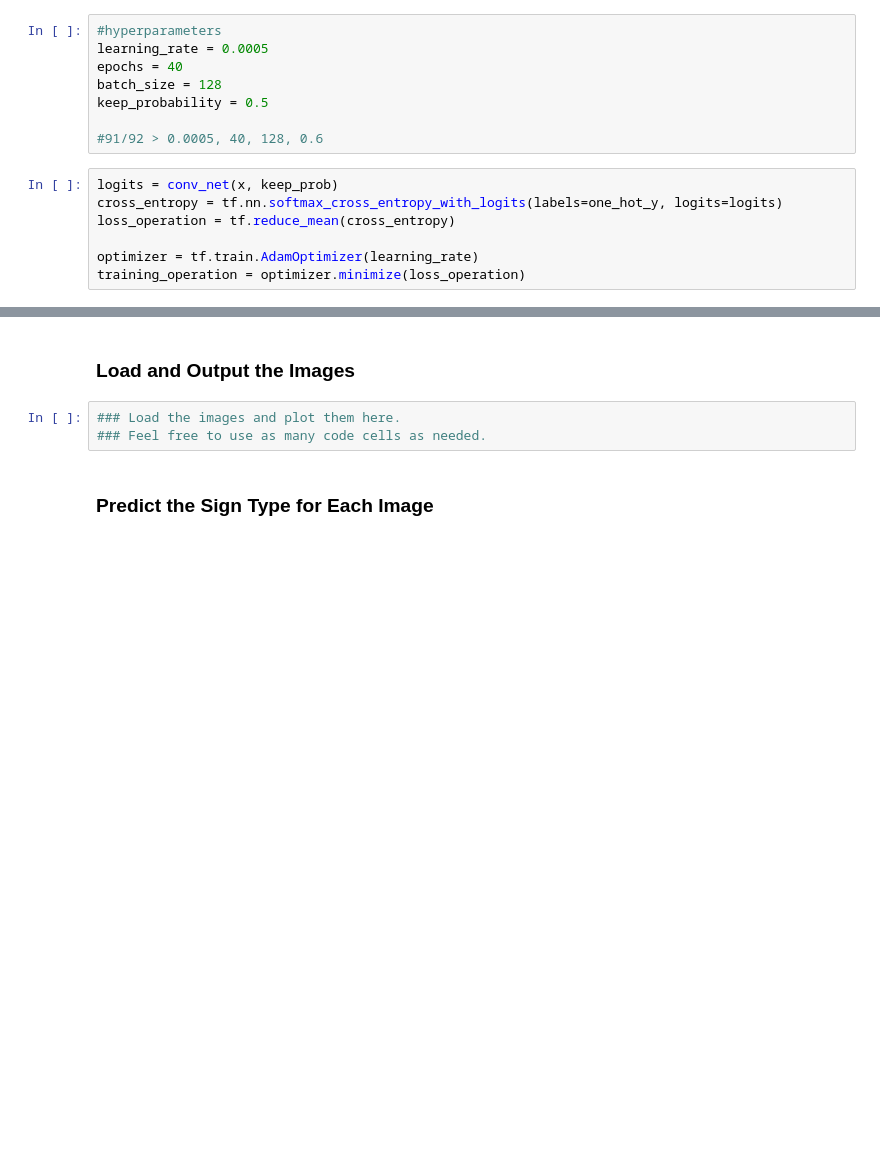
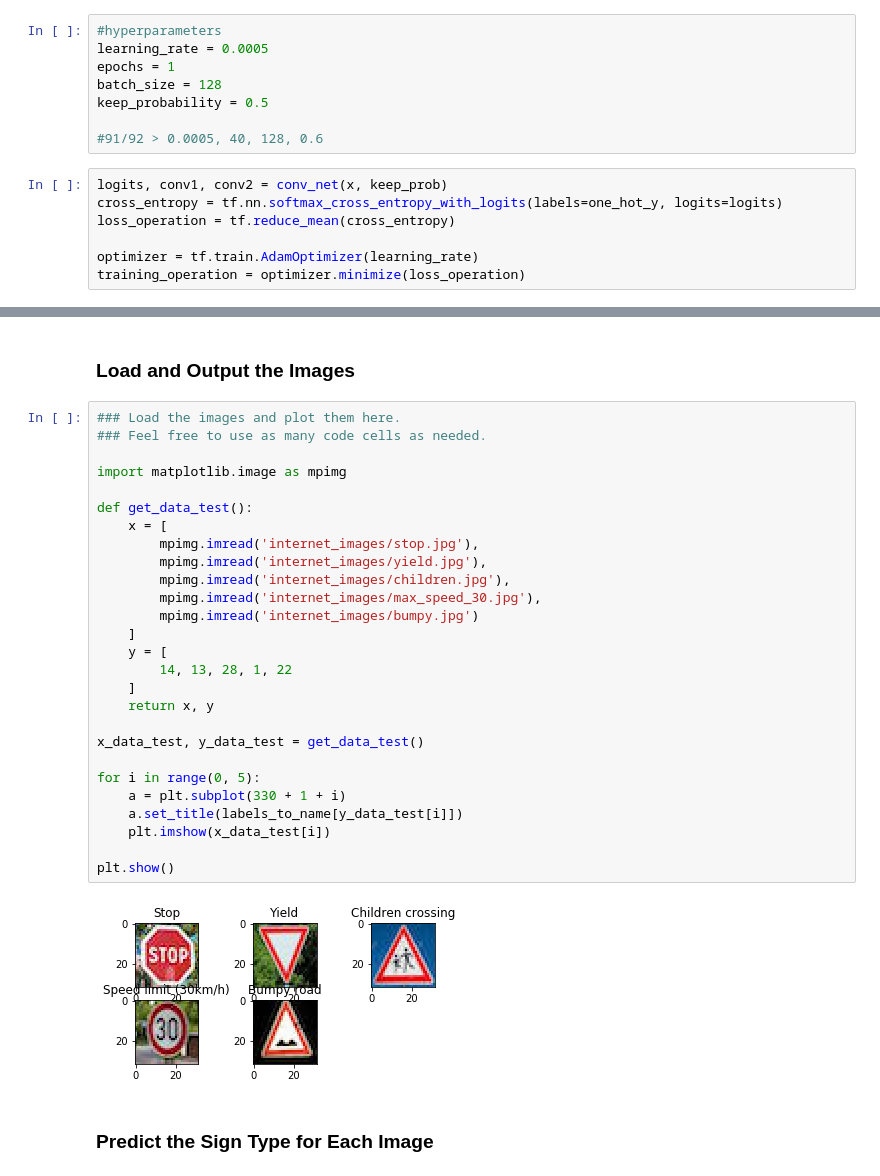
Before and after one commit to matheuslrsouza/CarND-Traffic-Sign-Classifier-Project, a Jupyter notebook: Traffic_Sign_Classifier.ipynb, the cells around one changed output, grey strips where cells are left out. Cells and saved outputs as stored; diff of their text form; blank space fills up the shorter version.

```diff
--- a/Traffic_Sign_Classifier.ipynb
+++ b/Traffic_Sign_Classifier.ipynb
@@ -629,13 +508,13 @@ one_hot_y = tf.one_hot(y, n_classes)
 # %%
 #hyperparameters
 learning_rate = 0.0005
-epochs = 40
+epochs = 1
 batch_size = 128
 keep_probability = 0.5
 
 #91/92 > 0.0005, 40, 128, 0.6
 # %%
-logits = conv_net(x, keep_prob)
+logits, conv1, conv2 = conv_net(x, keep_prob)
 cross_entropy = tf.nn.softmax_cross_entropy_with_logits(labels=one_hot_y, logits=logits)
 loss_operation = tf.reduce_mean(cross_entropy)
 
@@ -728,8 +595,34 @@ To give yourself more insight into how your model is working, download at least
 You may find `signnames.csv` useful as it contains mappings from the class id (integer) to the actual sign name.
 # %% [markdown]
 ### Load and Output the Images
-# %%
-### Load the images and plot them here.
-### Feel free to use as many code cells as needed.
+# %%
+### Load the images and plot them here.
+### Feel free to use as many code cells as needed.
+
+import matplotlib.image as mpimg
+
+def get_data_test():
+    x = [
+        mpimg.imread('internet_images/stop.jpg'),
+        mpimg.imread('internet_images/yield.jpg'),
+        mpimg.imread('internet_images/children.jpg'),
+        mpimg.imread('internet_images/max_speed_30.jpg'),
+        mpimg.imread('internet_images/bumpy.jpg')
+    ]
+    y = [
+        14, 13, 28, 1, 22
+    ]
+    return x, y
+
+x_data_test, y_data_test = get_data_test()
+
+for i in range(0, 5):
+    a = plt.subplot(330 + 1 + i)
+    a.set_title(labels_to_name[y_data_test[i]])
+    plt.imshow(x_data_test[i])
+
+plt.show()
+# %% [output]
+[figure, added]
 # %% [markdown]
 ### Predict the Sign Type for Each Image
```
Also changed, not shown: parts of 28 cells of this notebook, 3 other files.
